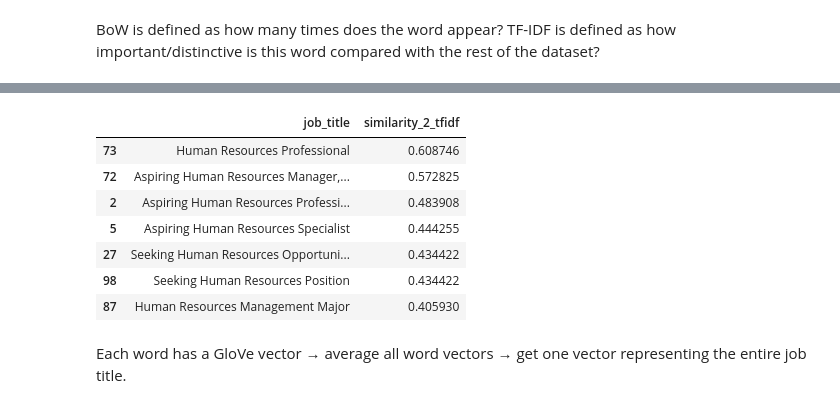
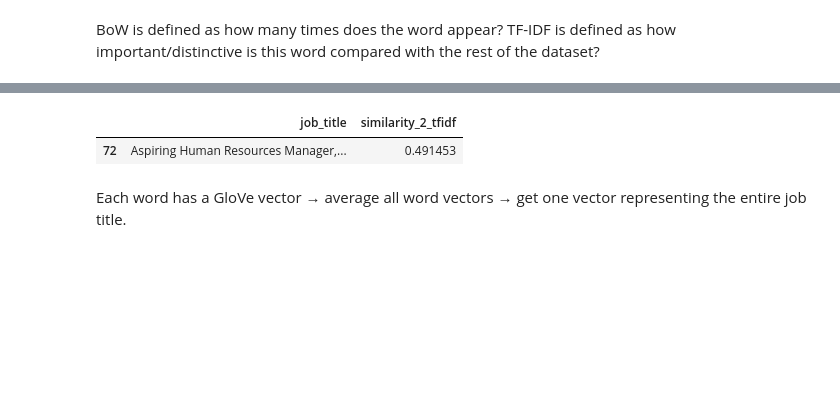
Before and after one commit to safwt-data/QwnYr0x6YtL8f4mY, a Jupyter notebook: notebooks/notebook_1.ipynb, the cells around one changed output, grey strips where cells are left out. Saved outputs shown, nothing was run; the diff lists cells and outputs as text; code cells hidden in the pictures; blank space fills up the shorter version.

```diff
--- a/notebooks/notebook_1.ipynb
+++ b/notebooks/notebook_1.ipynb
@@ -73,7 +84,13 @@ Index(['id', 'job_title', 'location', 'connection'], dtype='object')
+# %%
+df["all_data"] = (
+    df[["job_title", "location", "connection"]]
+    .astype(str)
+    .agg(" ".join, axis=1)
+)
 # %%
 nlp = spacy.load("en_core_web_sm")
 
-df['job_title'] = df['job_title'].astype("str").str.strip()
+df['all_data'] = df['all_data'].astype("str").str.strip()
 # %%
 #!python -m spacy download en_core_web_sm
 # %% [markdown]
@@ -90,7 +107,7 @@ def clean_title(x):
 
     return " ".join(clean_text)
 # %%
-df["clean_job_title"] = df["job_title"].apply(clean_title)
+df["clean_job_title"] = df["all_data"].apply(clean_title)
 # %%
 df['clean_job_title']
 # %% [output]
@@ -218,18 +202,12 @@ df[df["similarity_1_tfidf"]>0.4][["job_title", "similarity_1_tfidf"]].sort_value
 # %%
 df["similarity_2_tfidf"] = score_2.flatten()
-df[df["similarity_2_tfidf"]>0.4][["job_title", "similarity_2_tfidf"]].sort_values(
+df[df["similarity_2_tfidf"]>0.3][["job_title", "similarity_2_tfidf"]].sort_values(
     by="similarity_2_tfidf",
     ascending=False
 ).head(10)
 # %% [output]
 |  | job_title | similarity_2_tfidf |
-| 73 | Human Resources Professional | 0.608746 |
-| 72 | Aspiring Human Resources Manager,... | 0.572825 |
-| 2 | Aspiring Human Resources Professi... | 0.483908 |
-| 5 | Aspiring Human Resources Specialist | 0.444255 |
-| 27 | Seeking Human Resources Opportuni... | 0.434422 |
-| 98 | Seeking Human Resources Position | 0.434422 |
-| 87 | Human Resources Management Major | 0.405930 |
+| 72 | Aspiring Human Resources Manager,... | 0.491453 |
 # %%
 #%pip install gensim
 
```
Also changed, not shown: parts of 18 cells of this notebook.
